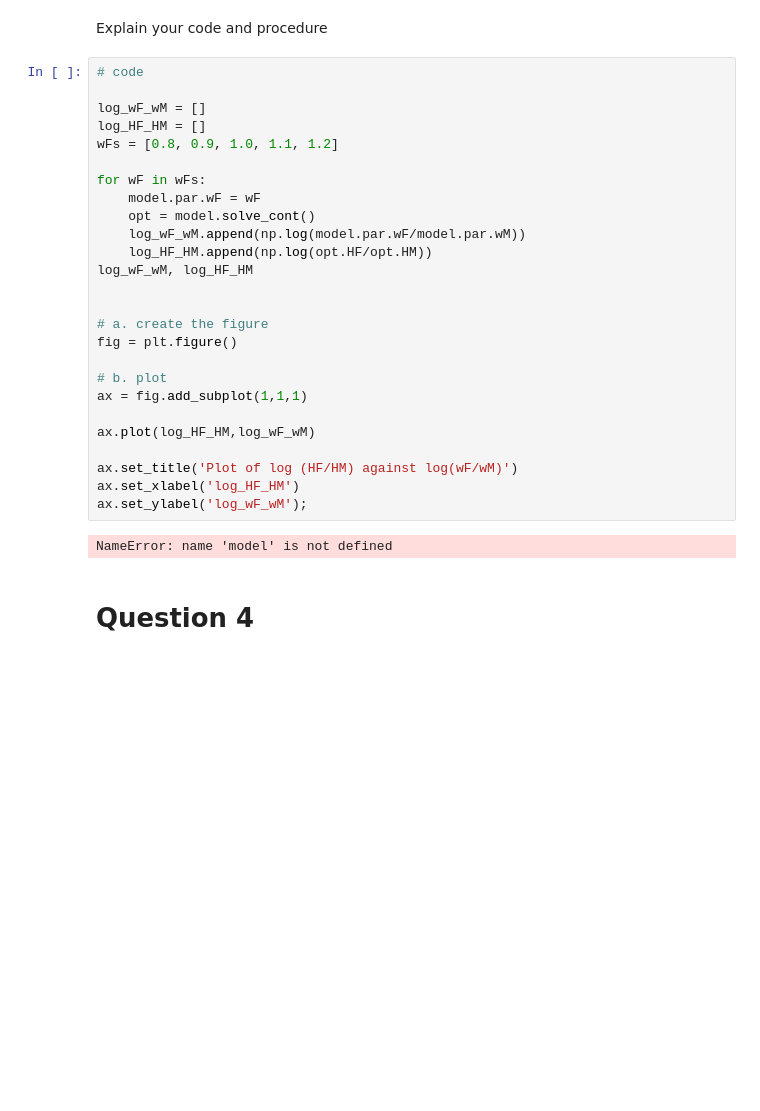
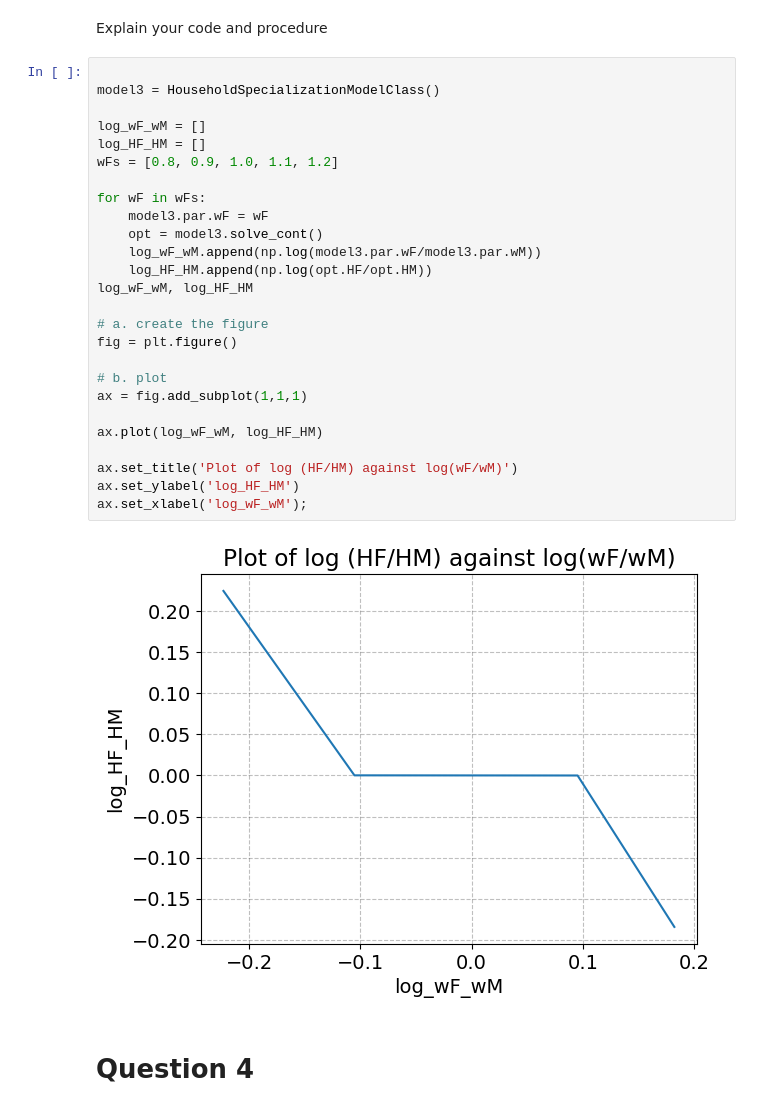
Before and after one commit to NumEconCopenhagen/projects-2023-frederikke-x2-og-sofie, a Jupyter notebook: inauguralproject/inauguralproject.ipynb, the cells around one changed output. Cells and saved outputs as stored; diff of their text form; blank space fills up the shorter version.

```diff
--- a/inauguralproject/inauguralproject.ipynb
+++ b/inauguralproject/inauguralproject.ipynb
@@ -99,32 +100,32 @@ ax.set_ylabel('log_wF_wM');
 # %% [markdown]
 Explain your code and procedure
 # %%
-# code
+
+model3 = HouseholdSpecializationModelClass()
 
 log_wF_wM = []
 log_HF_HM = []
 wFs = [0.8, 0.9, 1.0, 1.1, 1.2]
 
 for wF in wFs:
-    model.par.wF = wF
-    opt = model.solve_cont()
-    log_wF_wM.append(np.log(model.par.wF/model.par.wM))
+    model3.par.wF = wF
+    opt = model3.solve_cont()
+    log_wF_wM.append(np.log(model3.par.wF/model3.par.wM))
     log_HF_HM.append(np.log(opt.HF/opt.HM))
 log_wF_wM, log_HF_HM
-
 
 # a. create the figure
 fig = plt.figure()
 
 # b. plot
 ax = fig.add_subplot(1,1,1)
 
-ax.plot(log_HF_HM,log_wF_wM)
+ax.plot(log_wF_wM, log_HF_HM)
 
 ax.set_title('Plot of log (HF/HM) against log(wF/wM)')
-ax.set_xlabel('log_HF_HM')
-ax.set_ylabel('log_wF_wM');
+ax.set_ylabel('log_HF_HM')
+ax.set_xlabel('log_wF_wM');
 # %% [output]
-NameError: name 'model' is not defined
+[figure, added]
 # %% [markdown]
 # Question 4
```
Also changed, not shown: parts of 2 cells of this notebook.
